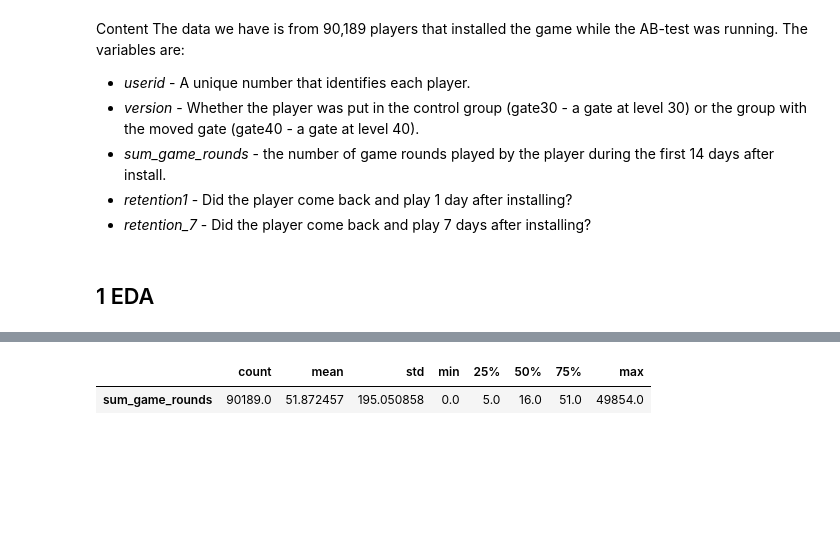
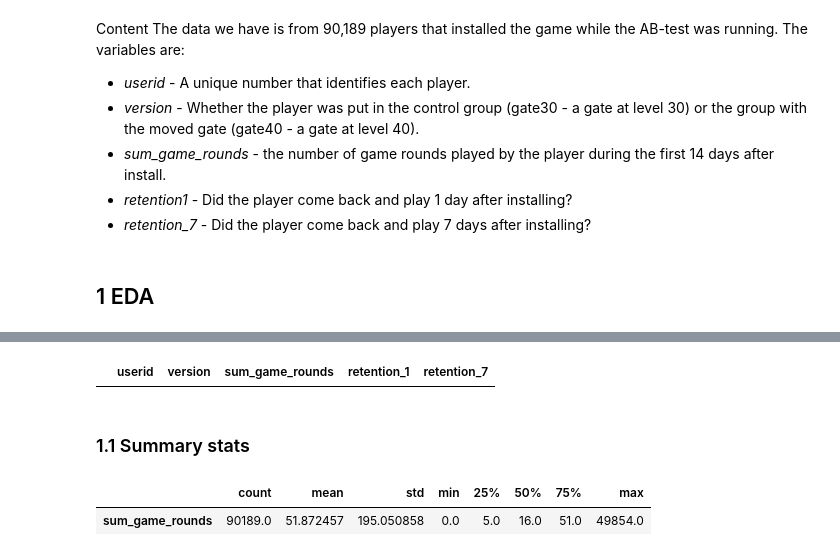
Before and after one commit to Atlam0s/cookie_cats_game_ab_test, a Jupyter notebook: ab_cookie_cats.ipynb, the cells around one changed output, grey strips where cells are left out. Saved outputs shown, nothing was run; the diff lists cells and outputs as text; code cells hidden in the pictures; blank space fills up the shorter version.

```diff
--- a/ab_cookie_cats.ipynb
+++ b/ab_cookie_cats.ipynb
@@ -61,3 +59,9 @@ memory usage: 2.2+ MB
+# %%
+ab_cats[ab_cats.duplicated(keep=False)]
+# %% [output]
+|  | userid | version | sum_game_rounds | retention_1 | retention_7 |
+# %% [markdown]
+### 1.1 Summary stats
 # %%
 # Target stats
 ab_cats.describe()[['sum_game_rounds']].T
```
Also changed, not shown: parts of 6 cells of this notebook.
